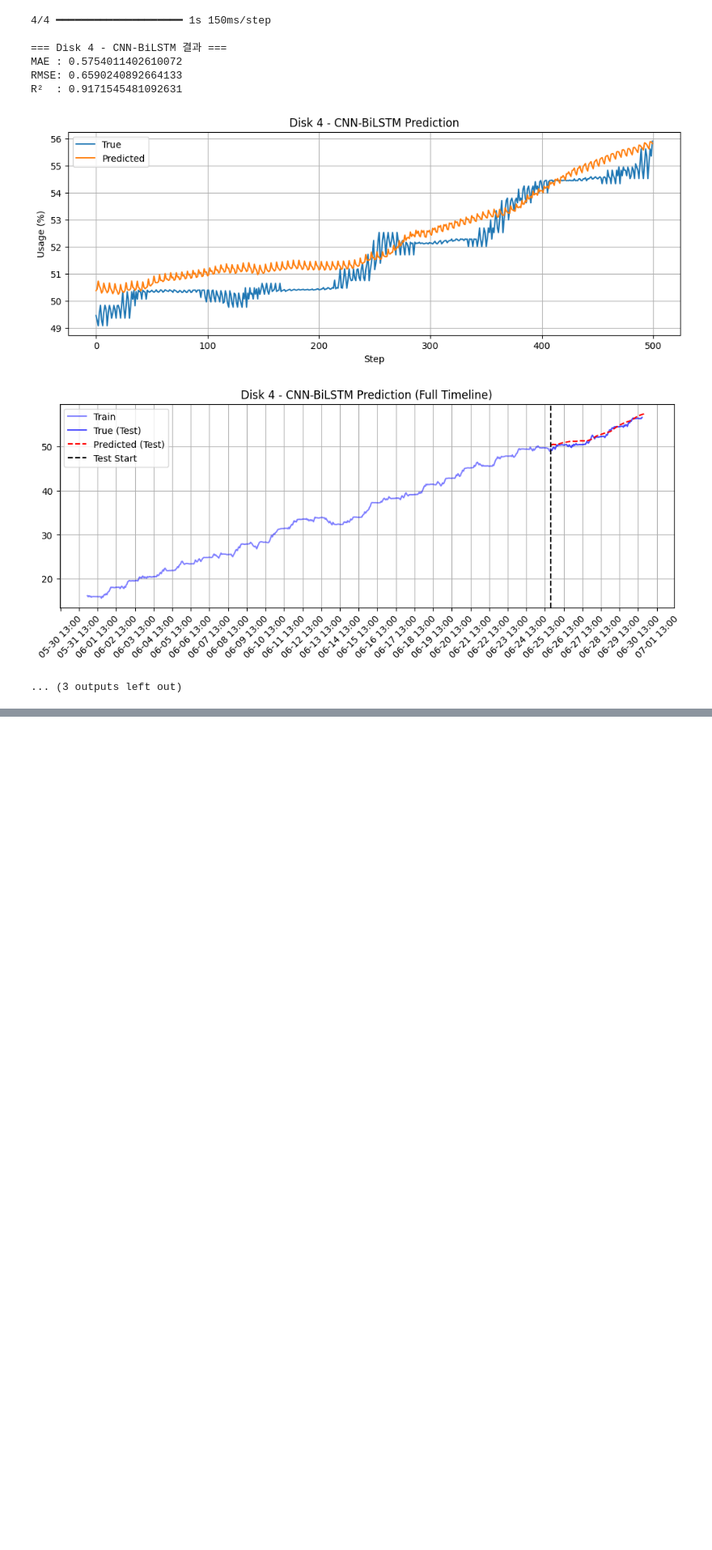
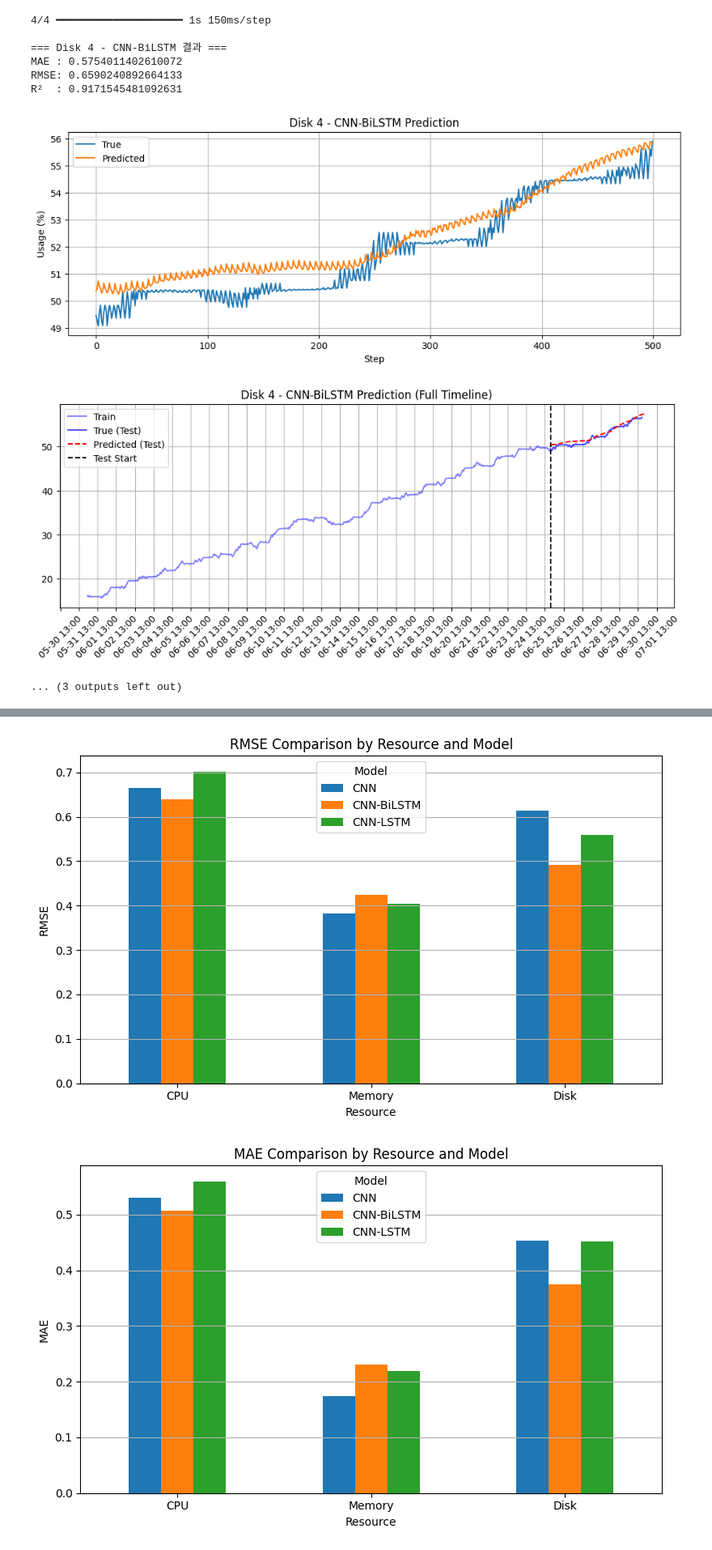
Before and after one commit to hyeonseonn/sensing_app, a Jupyter notebook: [0731new]machine_learning_for_disk.ipynb, the cells around one changed output, grey strips where cells are left out. Shown at 81% size. Drawn from its saved outputs; the diff is of its cells as text; code cells hidden in the pictures; blank space fills up the shorter version.

```diff
--- a/[0731new]machine_learning_for_disk.ipynb
+++ b/[0731new]machine_learning_for_disk.ipynb
@@ -582,0 +638,69 @@ R²  : 0.9171545481092631
+# %%
+import matplotlib.pyplot as plt
+import pandas as pd
+import numpy as np
+
+# 리소스 / 모델
+resources = ['CPU', 'Memory', 'Disk']
+models = ['CNN', 'CNN-BiLSTM', 'CNN-LSTM']
+
+# RMSE / MAE / R² 데이터
+rmse_data = {
+    'CPU': [0.6645, 0.6392, 0.7020],
+    'Memory': [0.3825, 0.4233, 0.4042],
+    'Disk': [0.6137, 0.4912, 0.5595]
+}
+
+mae_data = {
+    'CPU': [0.5305, 0.5070, 0.5601],
+    'Memory': [0.1738, 0.2306, 0.2190],
+    'Disk': [0.4528, 0.3745, 0.4526]
+}
+
+r2_data = {
+    'CPU': [0.9904, 0.9911, 0.9893],
+    'Memory': [0.8736, 0.8452, 0.8590],
+    'Disk': [0.8000, 0.8719, 0.8338]
+}
+
+# DataFrames
+rmse_df = pd.DataFrame(rmse_data, index=models)
+mae_df = pd.DataFrame(mae_data, index=models)
+r2_df  = pd.DataFrame(r2_data,  index=models)
+
+# ------------------- 그래프 1: RMSE -------------------
+rmse_df.T.plot(kind='bar', figsize=(8,5))
+plt.title('RMSE Comparison by Resource and Model')
+plt.ylabel('RMSE')
+plt.xlabel('Resource')
+plt.xticks(rotation=0)
+plt.legend(title='Model')
+plt.grid(True, axis='y')
+plt.tight_layout()
+plt.show()
+
+# ------------------- 그래프 2: MAE -------------------
+mae_df.T.plot(kind='bar', figsize=(8,5))
+plt.title('MAE Comparison by Resource and Model')
+plt.ylabel('MAE')
+plt.xlabel('Resource')
+plt.xticks(rotation=0)
+plt.legend(title='Model')
+plt.grid(True, axis='y')
+plt.tight_layout()
+plt.show()
+
+# ------------------- 그래프 3: R² -------------------
+r2_df.T.plot(kind='bar', figsize=(8,5))
+plt.title('R² Score Comparison by Resource and Model')
+plt.ylabel('R² Score')
+plt.xlabel('Resource')
+plt.xticks(rotation=0)
+plt.ylim(0.7, 1.01)  # 스케일 고정
+plt.legend(title='Model')
+plt.grid(True, axis='y')
+plt.tight_layout()
+plt.show()
+# %% [output]
+[figure, added]
+[figure, added]
```
Also changed, not shown: parts of 3 cells of this notebook.
